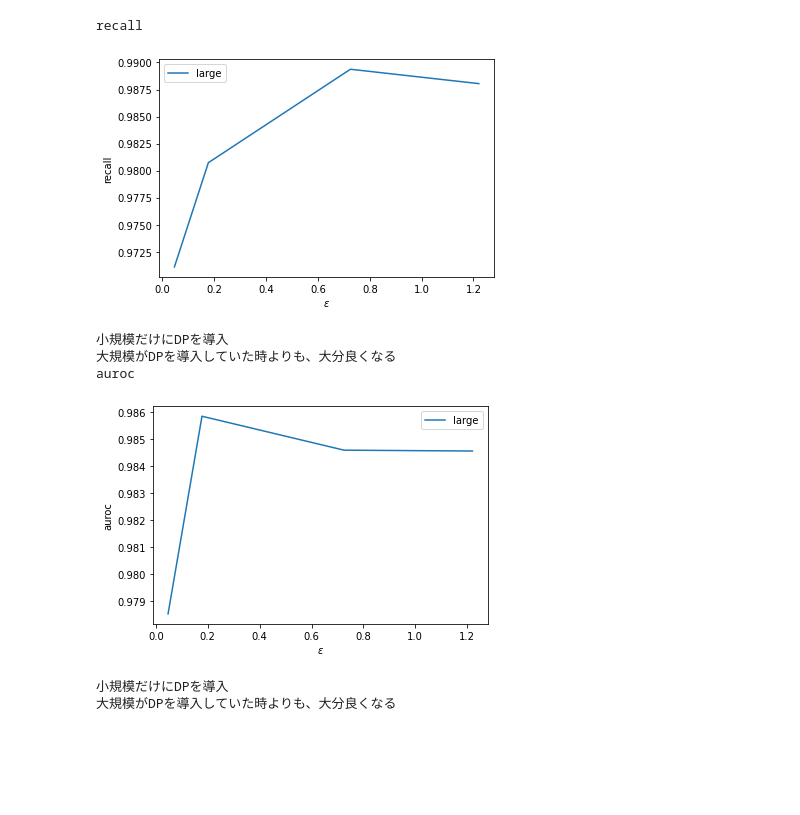
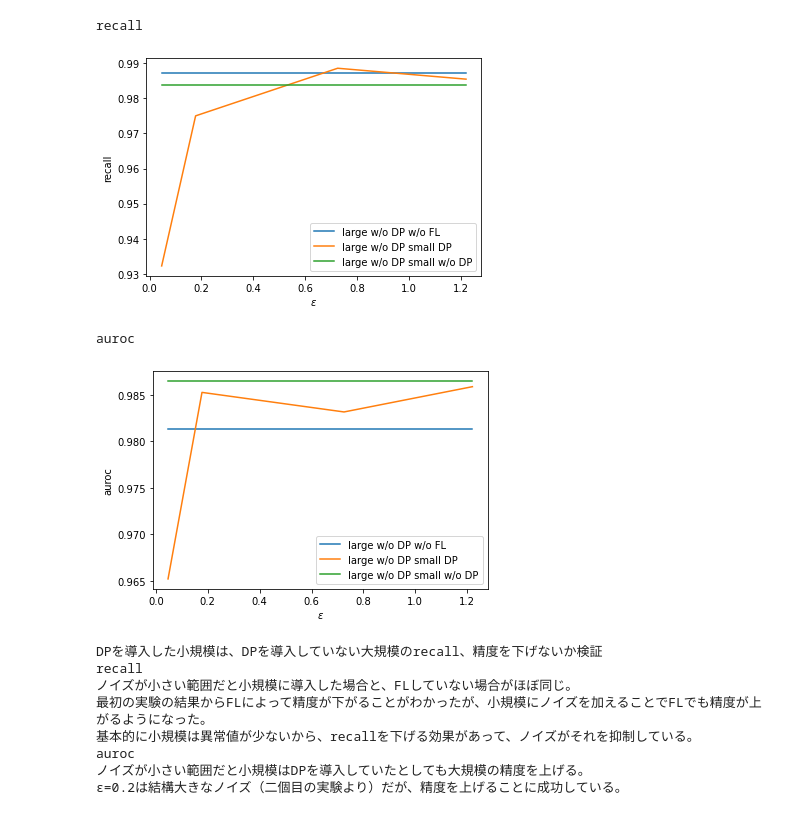
Before and after one commit to tkgsn/fl-unbalanced, a Jupyter notebook: plot2.ipynb, the cells around one changed output. Cells and saved outputs as stored; diff of their text form; code cells hidden in the pictures; blank space fills up the shorter version.

```diff
--- a/plot2.ipynb
+++ b/plot2.ipynb
@@ -29,7 +29,8 @@ def get_results(noise_for_small=0, noise_for_large=0, share_abnormal_ratio=0, n_
             with open(dir + "/scores.pkl", "rb") as f:
                 results.append([pickle.load(f)[0][eval_score] * params["ITR"], params["epsilon"]])
 
-    #print(f"{len(results)} file found")
+    assert len(results) != 0, "file not found"
+    # print(f"{len(results)} file found")
 
     return np.array(results)[:,0].sum() / count, results[0][1]
 
@@ -131,51 +191,75 @@ auroc
 # %%
 epsilons = []
 large_results = []
+large_wo_dp_results = []
+only_large_wo_noise_results = []
 noise_for_smalls = [5,8,30,100]
+eval_score = "recall"
 
-eval_score = "recall"
 for noise_for_small in noise_for_smalls:
     result, epsilon = get_results(noise_for_small=noise_for_small, noise_for_large=0, share_abnormal_ratio=0, n_small_users=4, eval_score=eval_score)
+    result_only_large_wo_noise, _ = get_results(noise_for_small=0, noise_for_large=0, share_abnormal_ratio=0, n_small_users=0, eval_score=eval_score)
     epsilons.append(epsilon)
+    result_wo_dp, epsilon = get_results(noise_for_small=0, noise_for_large=0, share_abnormal_ratio=0, n_small_users=4, eval_score=eval_score)
     large_results.append(result)
+    only_large_wo_noise_results.append(result_only_large_wo_noise)
+    large_wo_dp_results.append(result_wo_dp)
 
 print(eval_score)
-plt.plot(epsilons, large_results, label="large")
+plt.plot(epsilons, only_large_wo_noise_results, label="large w/o DP w/o FL")
+plt.plot(epsilons, large_results, label="large w/o DP small DP")
+plt.plot(epsilons, large_wo_dp_results, label="large w/o DP small w/o DP")
 plt.legend()
 plt.xlabel("$\epsilon$")
 plt.ylabel(eval_score)
 plt.show()
 
-print("小規模だけにDPを導入")
-print("大規模がDPを導入していた時よりも、大分良くなる")
+##
 
-
-##
 epsilons = []
 large_results = []
+only_large_wo_noise_results = []
+large_wo_dp_results = []
 noise_for_smalls = [5,8,30,100]
+eval_score = "auroc"
 
-eval_score = "auroc"
 for noise_for_small in noise_for_smalls:
     result, epsilon = get_results(noise_for_small=noise_for_small, noise_for_large=0, share_abnormal_ratio=0, n_small_users=4, eval_score=eval_score)
+    result_only_large_wo_noise, _ = get_results(noise_for_small=0, noise_for_large=0, share_abnormal_ratio=0, n_small_users=0, eval_score=eval_score)
     epsilons.append(epsilon)
+    result_wo_dp, epsilon = get_results(noise_for_small=0, noise_for_large=0, share_abnormal_ratio=0, n_small_users=4, eval_score=eval_score)
     large_results.append(result)
+    large_wo_dp_results.append(result_wo_dp)
+    only_large_wo_noise_results.append(result_only_large_wo_noise)
 
 print(eval_score)
-plt.plot(epsilons, large_results, label="large")
+plt.plot(epsilons, only_large_wo_noise_results, label="large w/o DP w/o FL")
+plt.plot(epsilons, large_results, label="large w/o DP small DP")
+plt.plot(epsilons, large_wo_dp_results, label="large w/o DP small w/o DP")
 plt.legend()
 plt.xlabel("$\epsilon$")
 plt.ylabel(eval_score)
 plt.show()
 
-print("小規模だけにDPを導入")
-print("大規模がDPを導入していた時よりも、大分良くなる")
+print("DPを導入した小規模は、DPを導入していない大規模のrecall、精度を下げないか検証")
+print("recall")
+print("ノイズが小さい範囲だと小規模に導入した場合と、FLしていない場合がほぼ同じ。")
+print("最初の実験の結果からFLによって精度が下がることがわかったが、小規模にノイズを加えることでFLでも精度が上がるようになった。")
+print("基本的に小規模は異常値が少ないから、recallを下げる効果があって、ノイズがそれを抑制している。")
+
+print("auroc")
+print("ノイズが小さい範囲だと小規模はDPを導入していたとしても大規模の精度を上げる。")
+print("ε=0.2は結構大きなノイズ（二個目の実験より）だが、精度を上げることに成功している。")
 # %% [output]
 recall
-[figure, old version]
+[figure, new version]
-小規模だけにDPを導入
-大規模がDPを導入していた時よりも、大分良くなる
 auroc
-[figure, old version]
+[figure, new version]
-小規模だけにDPを導入
-大規模がDPを導入していた時よりも、大分良くなる
+DPを導入した小規模は、DPを導入していない大規模のrecall、精度を下げないか検証
+recall
+ノイズが小さい範囲だと小規模に導入した場合と、FLしていない場合がほぼ同じ。
+最初の実験の結果からFLによって精度が下がることがわかったが、小規模にノイズを加えることでFLでも精度が上がるようになった。
+基本的に小規模は異常値が少ないから、recallを下げる効果があって、ノイズがそれを抑制している。
+auroc
+ノイズが小さい範囲だと小規模はDPを導入していたとしても大規模の精度を上げる。
+ε=0.2は結構大きなノイズ（二個目の実験より）だが、精度を上げることに成功している。
```
Also changed, not shown: parts of 6 cells of this notebook, 1 other file.
